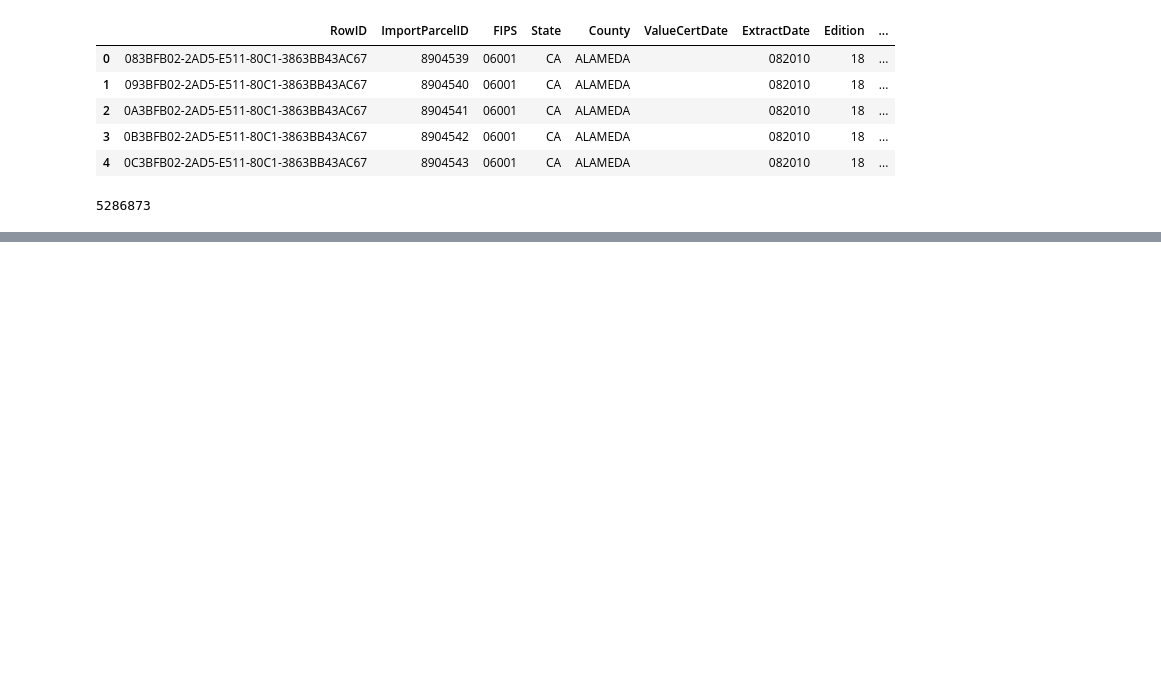
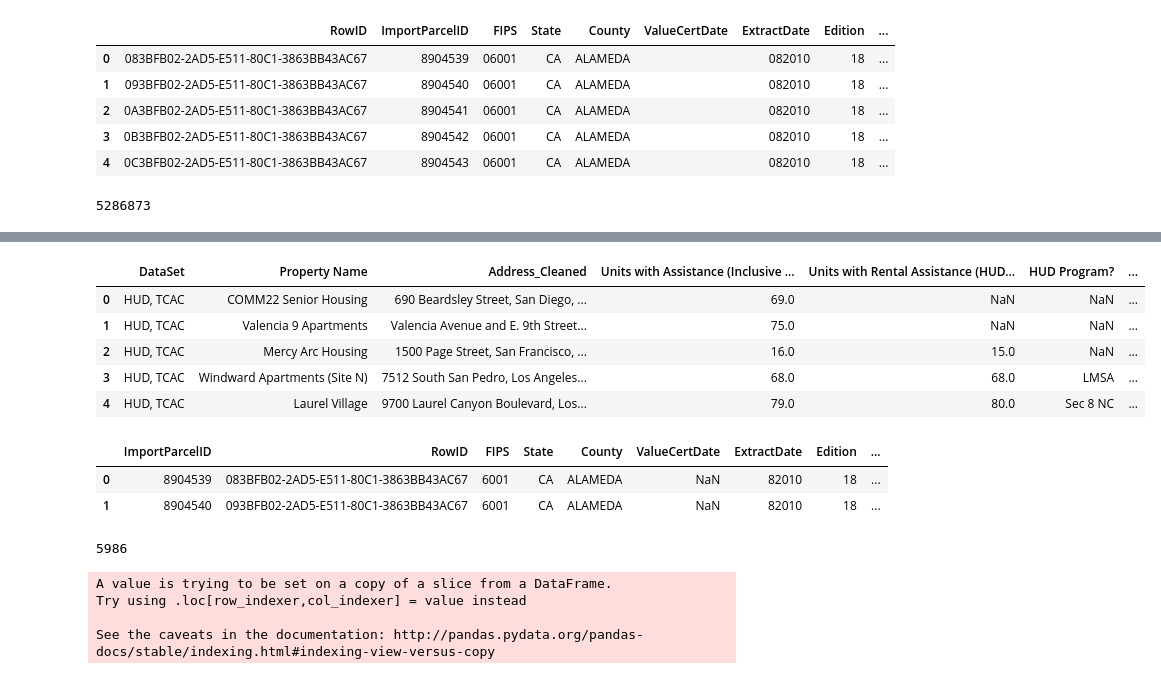
Before and after one commit to brianhtruong/cci_research, a Jupyter notebook: summer_2018/eml_ztrax/Quantifying Tenant Protection.ipynb, the cells around one changed output, grey strips where cells are left out. Cells and saved outputs as stored; diff of their text form; code cells hidden in the pictures; blank space fills up the shorter version.

```diff
--- a/summer_2018/eml_ztrax/Quantifying Tenant Protection.ipynb
+++ b/summer_2018/eml_ztrax/Quantifying Tenant Protection.ipynb
@@ -103,0 +156,12 @@ len(alameda)
+# %%
+# Load CHPC which will help determine if property is subsidized
+chpc = pd.read_excel('chpc.xls', sheet_name='Cleaned')
+# %%
+chpc.head()
+# %% [output]
+|  | DataSet | Property Name | Address_Cleaned | Units with Assistance (Inclusive ... | Units with Rental Assistance (HUD... | HUD Program? | ... |
+| 0 | HUD, TCAC | COMM22 Senior Housing | 690 Beardsley Street, San Diego, ... | 69.0 | NaN | NaN | ... |
+| 1 | HUD, TCAC | Valencia 9 Apartments | Valencia Avenue and E. 9th Street... | 75.0 | NaN | NaN | ... |
+| 2 | HUD, TCAC | Mercy Arc Housing | 1500 Page Street, San Francisco, ... | 16.0 | 15.0 | NaN | ... |
+| 3 | HUD, TCAC | Windward Apartments (Site N) | 7512 South San Pedro, Los Angeles... | 68.0 | 68.0 | LMSA | ... |
+| 4 | HUD, TCAC | Laurel Village | 9700 Laurel Canyon Boulevard, Los... | 79.0 | 80.0 | Sec 8 NC | ... |
@@ -103,0 +182,8 @@ len(alameda)
+# %%
+# Saving to csv to convert to natural numpy dtype
+alameda.to_csv('alameda.csv', sep='|', index=False)
+#chpc_alameda = merge_euclidean(alameda)
+# %% [output]
+|  | ImportParcelID | RowID | FIPS | State | County | ValueCertDate | ExtractDate | Edition | ... |
+| 0 | 8904539 | 083BFB02-2AD5-E511-80C1-3863BB43AC67 | 6001 | CA | ALAMEDA | NaN | 82010 | 18 | ... |
+| 1 | 8904540 | 093BFB02-2AD5-E511-80C1-3863BB43AC67 | 6001 | CA | ALAMEDA | NaN | 82010 | 18 | ... |
@@ -103,0 +192,11 @@ len(alameda)
+# %%
+len(chpc)
+# %% [output]
+5986
+# %%
+chpc_alameda = merge_euclidean(alameda, eps=0.000001)
+# %% [output]
+A value is trying to be set on a copy of a slice from a DataFrame.
+Try using .loc[row_indexer,col_indexer] = value instead
+
+See the caveats in the documentation: http://pandas.pydata.org/pandas-docs/stable/indexing.html#indexing-view-versus-copy
```
Also changed, not shown: parts of 7 cells of this notebook.
